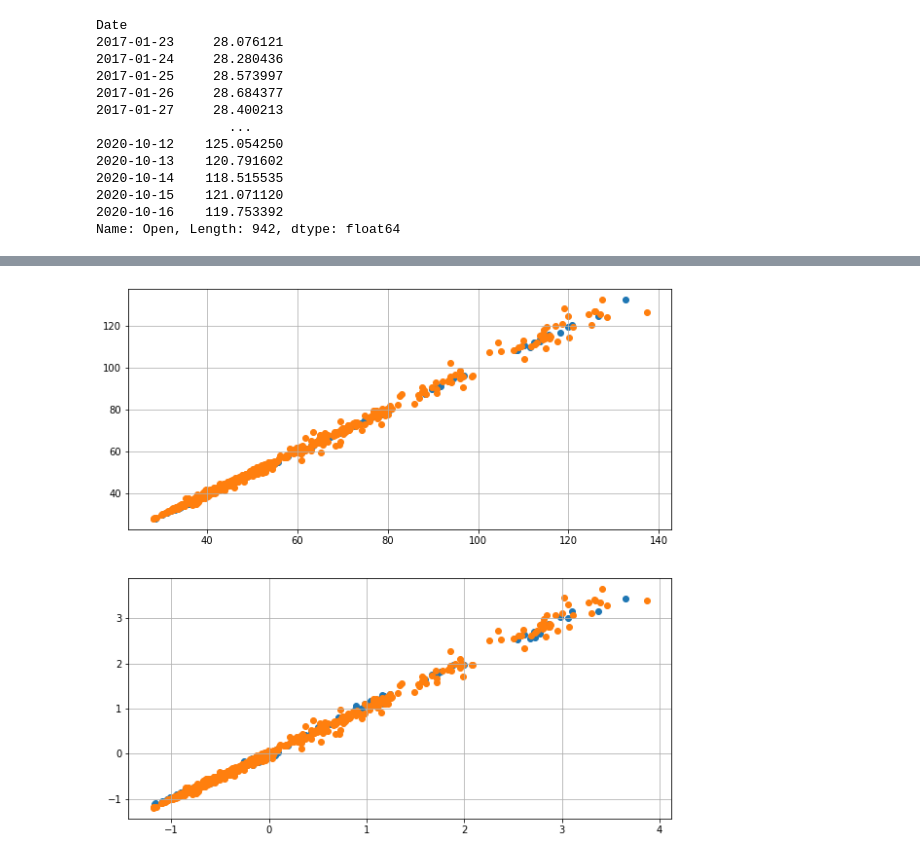
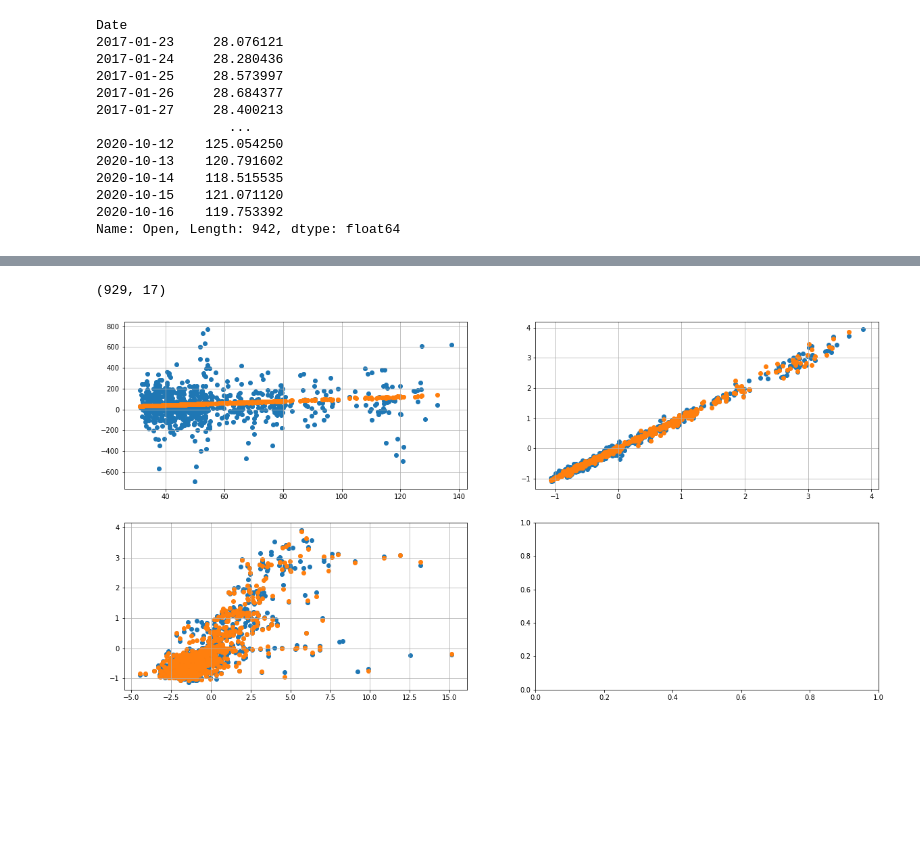
Before and after one commit to Sommerli/stock-prediction, a Jupyter notebook: stock_prediction.ipynb, the cells around one changed output, grey strips where cells are left out. Saved outputs shown, nothing was run; the diff lists cells and outputs as text; code cells hidden in the pictures; blank space fills up the shorter version.

```diff
--- a/stock_prediction.ipynb
+++ b/stock_prediction.ipynb
@@ -116,11 +69,3 @@ from sklearn.feature_selection import RFE
 from sklearn.neural_network import MLPRegressor
 from sklearn.model_selection import train_test_split
 from sklearn import svm
-# %%
-# Yahoo finance - get data
-TICKER = 'AAPL'
-
-stock = yf.Ticker(TICKER)
-#stock.info
-
-print(stock.info['shortName'])
@@ -297,0 +172,5 @@ Date
+# %%
+stock_data = apple_data[['Open','Close']]
+wiki_data = apple_data[["wikiviews"]]
+
+print(stock_data, wiki_data)
@@ -331,17 +330,16 @@ NameError: name 'apple_data' is not defined
 # %%
-### Principal component analysis
-
-# test_data = normalize(apple_data) #Normalizer scales row-wise, Not sure if neccessary
+# pca_test_data = normalize(all_data) #Normalizer scales row-wise, Not sure if neccessary
 
 scaler_for_pca = StandardScaler() #StandardScaler scales columnwise
-scaler_for_pca.fit(apple_data)
-pca_test_data = scaler_for_pca.transform(apple_data)
+scaler_for_pca.fit(all_data)
+pca_data = scaler_for_pca.transform(all_data)
+
 
 pca = PCA(n_components='mle', svd_solver='full')
-pca.fit(pca_test_data)
+pca.fit(pca_data)
 dimension_reduced_data = pca.transform(pca_test_data)
 print(dimension_reduced_data)
 
 fig2, axz = plt.subplots()
-axz.plot(np.linspace(0,1, num =943),dimension_reduced_data[:,0])
+axz.plot(np.linspace(0,1, num =929),dimension_reduced_data[:,0])
 # %% [output]
@@ -438,12 +450,20 @@ timeplot, tmax = plt.subplots()
+# %%
+print(scaled_X.shape, scal)
+# %% [output]
+(929, 17)
 # %%
 ### Plotting Tests
 
-testfig, axes = plt.subplots(2, figsize = (10,10))
-axes[0].scatter(raw_X_test[:,0], raw_prediction, label = 'Scaled ')
-axes[0].scatter(raw_X_train[:,0],raw_y_train)
-axes[1].scatter(scaled_X_test[:,0], scaled_prediction)
-axes[1].scatter(scaled_X_train[:,0], scaled_y_train)
-axes[0].grid()
-axes[1].grid()
+testfig, axes = plt.subplots(2,2, figsize = (20,10))
+axes[0][0].scatter(raw_X[:,0], raw_prediction[:-1], label = 'Scaled ')
+axes[0][0].scatter(raw_X_train[:,0],raw_y_train)
+axes[0][1].scatter(scaled_X[:,0], scaled_prediction)
+axes[0][1].scatter(scaled_X_train[:,0], scaled_y_train)
+axes[1][0].scatter(reduced_X[:,0], reduced_prediction)
+axes[1][0].scatter(reduced_X_train[:,0], reduced_y_train)
+
+axes[1][0].grid()
+axes[0][0].grid()
+axes[0][1].grid()
 # %% [output]
-[figure, old version]
+[figure, new version]
```
Also changed, not shown: parts of 33 cells of this notebook.
